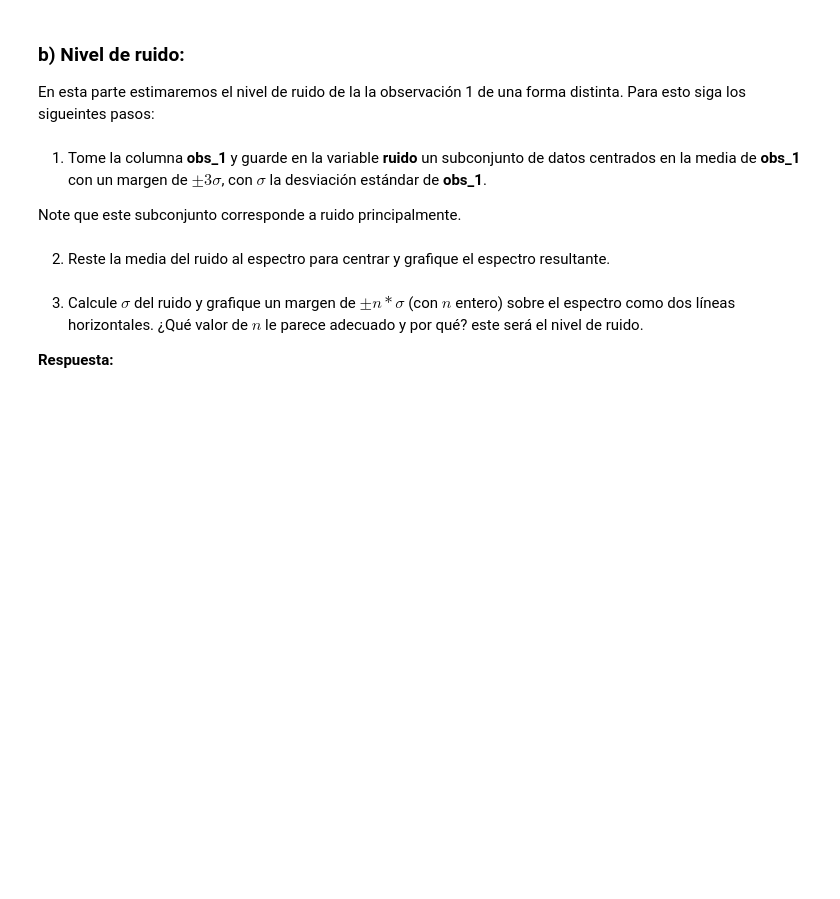
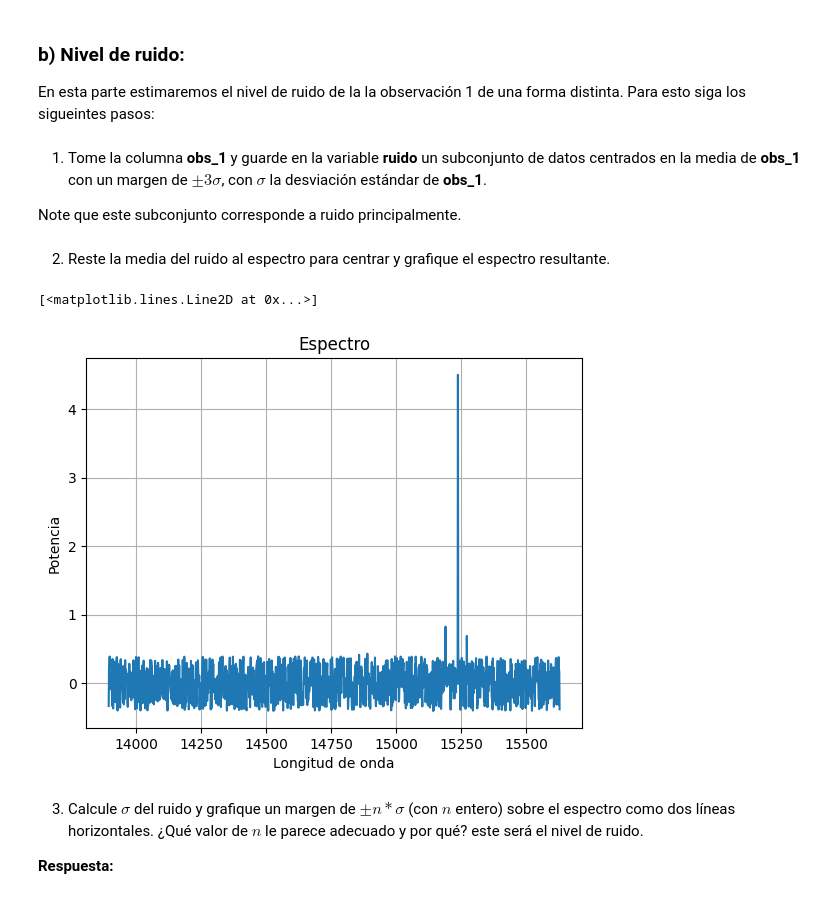
Before and after one commit to aliwen-figueroa/Tarea-2-aliwen-figueroa-, a Jupyter notebook: Tarea2.ipynb, the cells around one changed output. Cells and saved outputs as stored; diff of their text form; code cells hidden in the pictures; blank space fills up the shorter version.

```diff
--- a/Tarea2.ipynb
+++ b/Tarea2.ipynb
@@ -224,2 +260,11 @@ ruido =
+# %%
+std_obs_1 = data["obs_1"].std()
+
+ruido = []
+for i in obs_1:
+  if (i >= mu_obs_1 - 3*std_obs_1) and (i <= mu_obs_1 + 3*std_obs_1):
+    ruido.append(i)
+
+ruido = np.array(ruido)
 # %% [markdown]
 2. Reste la media del ruido al espectro para centrar y grafique el espectro resultante.
@@ -228,3 +271,16 @@ ruido =
+# %%
+# Grafique el espectro centrado en 0 aquí
+mu_ruido = ruido.mean()
+
+plt.figure()
+plt.grid(True)
+plt.title("Espectro")
+plt.xlabel("Longitud de onda")
+plt.ylabel("Potencia")
+plt.plot(Wlth,obs_1-mu_ruido)
+# %% [output]
+[<matplotlib.lines.Line2D at 0x...>]
+[figure, added]
 # %% [markdown]
 3. Calcule $\sigma$ del ruido y grafique un margen de $\pm n*\sigma$ (con $n$ entero) sobre el espectro como dos líneas horizontales. ¿Qué valor de $n$ le parece adecuado y por qué? este será el nivel de ruido.
 
```
Also changed, not shown: parts of 9 cells of this notebook.
